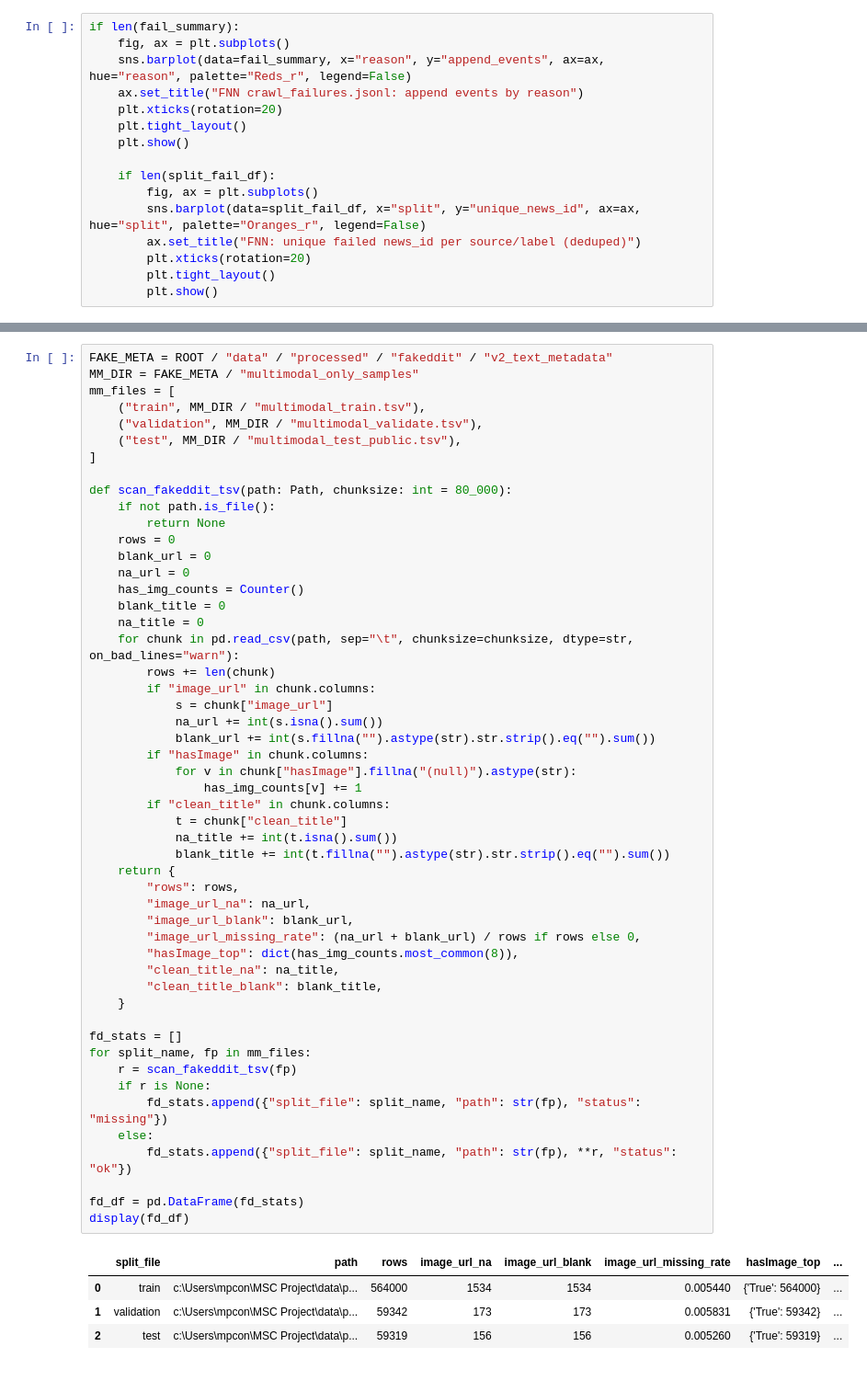
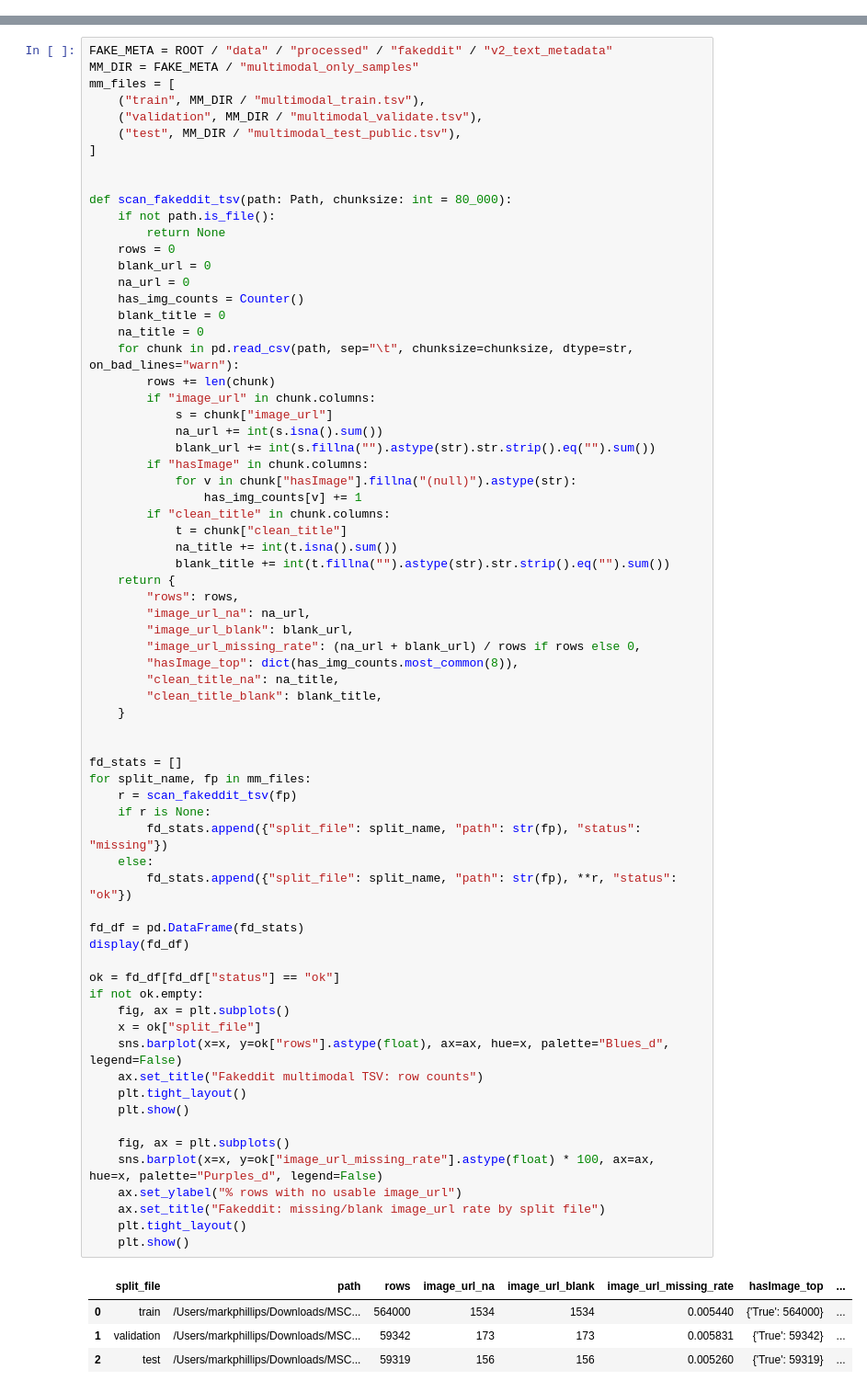
Before and after one commit to mpconsultsai/msc-project-csc-40098, a Jupyter notebook: notebooks/fakenews_preprocessing_eda.ipynb, the cells around one changed output, grey strips where cells are left out. Shown at 92% size. Saved outputs shown, nothing was run; the diff lists cells and outputs as text.

```diff
--- a/notebooks/fakenews_preprocessing_eda.ipynb
+++ b/notebooks/fakenews_preprocessing_eda.ipynb
@@ -252,16 +311,0 @@ display(split_fail_df)
-# %%
-if len(fail_summary):
-    fig, ax = plt.subplots()
-    sns.barplot(data=fail_summary, x="reason", y="append_events", ax=ax, hue="reason", palette="Reds_r", legend=False)
-    ax.set_title("FNN crawl_failures.jsonl: append events by reason")
-    plt.xticks(rotation=20)
-    plt.tight_layout()
-    plt.show()
-
-    if len(split_fail_df):
-        fig, ax = plt.subplots()
-        sns.barplot(data=split_fail_df, x="split", y="unique_news_id", ax=ax, hue="split", palette="Oranges_r", legend=False)
-        ax.set_title("FNN: unique failed news_id per source/label (deduped)")
-        plt.xticks(rotation=20)
-        plt.tight_layout()
-        plt.show()
@@ -285,6 +321,7 @@ mm_files = [
     ("validation", MM_DIR / "multimodal_validate.tsv"),
     ("test", MM_DIR / "multimodal_test_public.tsv"),
 ]
+
 
 def scan_fakeddit_tsv(path: Path, chunksize: int = 80_000):
     if not path.is_file():
@@ -303,33 +340,50 @@ def scan_fakeddit_tsv(path: Path, chunksize: int = 80_000):
             blank_url += int(s.fillna("").astype(str).str.strip().eq("").sum())
         if "hasImage" in chunk.columns:
             for v in chunk["hasImage"].fillna("(null)").astype(str):
                 has_img_counts[v] += 1
         if "clean_title" in chunk.columns:
             t = chunk["clean_title"]
             na_title += int(t.isna().sum())
             blank_title += int(t.fillna("").astype(str).str.strip().eq("").sum())
     return {
         "rows": rows,
         "image_url_na": na_url,
         "image_url_blank": blank_url,
         "image_url_missing_rate": (na_url + blank_url) / rows if rows else 0,
         "hasImage_top": dict(has_img_counts.most_common(8)),
         "clean_title_na": na_title,
         "clean_title_blank": blank_title,
     }
 
+
 fd_stats = []
 for split_name, fp in mm_files:
     r = scan_fakeddit_tsv(fp)
     if r is None:
         fd_stats.append({"split_file": split_name, "path": str(fp), "status": "missing"})
     else:
         fd_stats.append({"split_file": split_name, "path": str(fp), **r, "status": "ok"})
 
 fd_df = pd.DataFrame(fd_stats)
 display(fd_df)
+
+ok = fd_df[fd_df["status"] == "ok"]
+if not ok.empty:
+    fig, ax = plt.subplots()
+    x = ok["split_file"]
+    sns.barplot(x=x, y=ok["rows"].astype(float), ax=ax, hue=x, palette="Blues_d", legend=False)
+    ax.set_title("Fakeddit multimodal TSV: row counts")
+    plt.tight_layout()
+    plt.show()
+
+    fig, ax = plt.subplots()
+    sns.barplot(x=x, y=ok["image_url_missing_rate"].astype(float) * 100, ax=ax, hue=x, palette="Purples_d", legend=False)
+    ax.set_ylabel("% rows with no usable image_url")
+    ax.set_title("Fakeddit: missing/blank image_url rate by split file")
+    plt.tight_layout()
+    plt.show()
 # %% [output]
 |  | split_file | path | rows | image_url_na | image_url_blank | image_url_missing_rate | hasImage_top | ... |
-| 0 | train | c:\Users\mpcon\MSC Project\data\p... | 564000 | 1534 | 1534 | 0.005440 | {'True': 564000} | ... |
-| 1 | validation | c:\Users\mpcon\MSC Project\data\p... | 59342 | 173 | 173 | 0.005831 | {'True': 59342} | ... |
-| 2 | test | c:\Users\mpcon\MSC Project\data\p... | 59319 | 156 | 156 | 0.005260 | {'True': 59319} | ... |
+| 0 | train | /Users/markphillips/Downloads/MSC... | 564000 | 1534 | 1534 | 0.005440 | {'True': 564000} | ... |
+| 1 | validation | /Users/markphillips/Downloads/MSC... | 59342 | 173 | 173 | 0.005831 | {'True': 59342} | ... |
+| 2 | test | /Users/markphillips/Downloads/MSC... | 59319 | 156 | 156 | 0.005260 | {'True': 59319} | ... |
```
Also changed, not shown: parts of 30 cells of this notebook, 23 other files.
